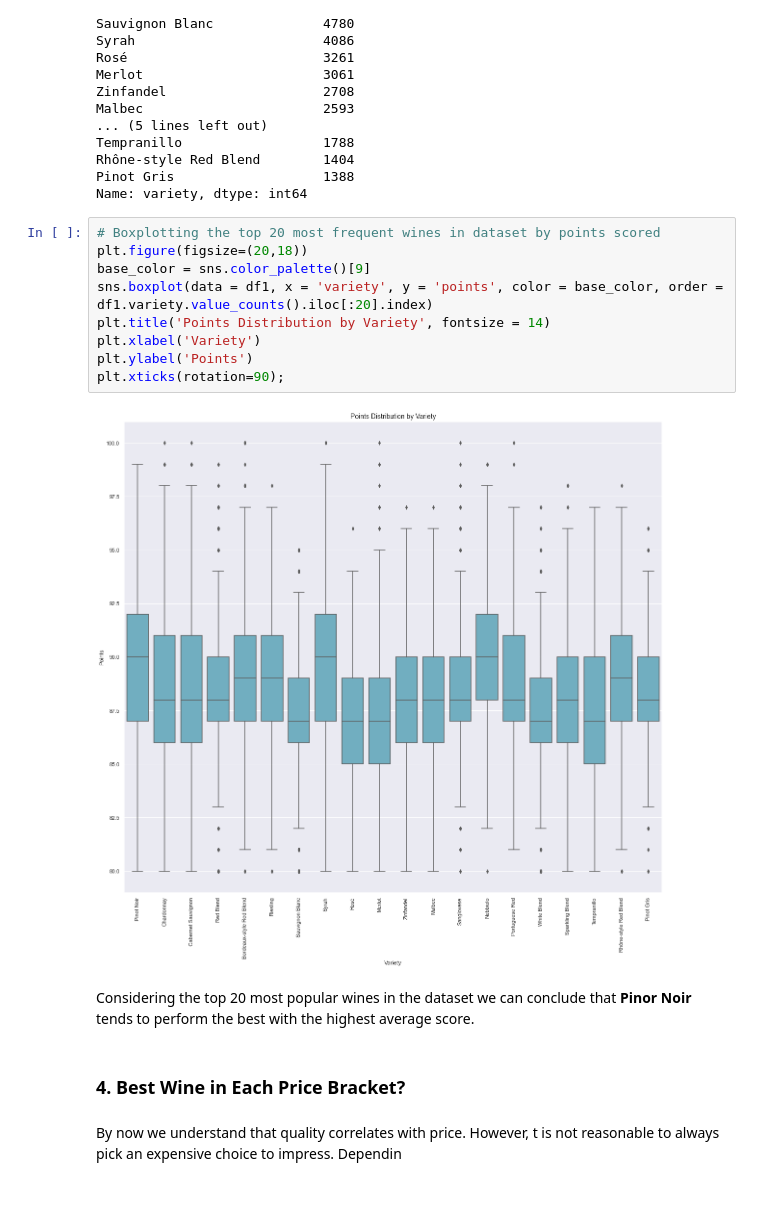
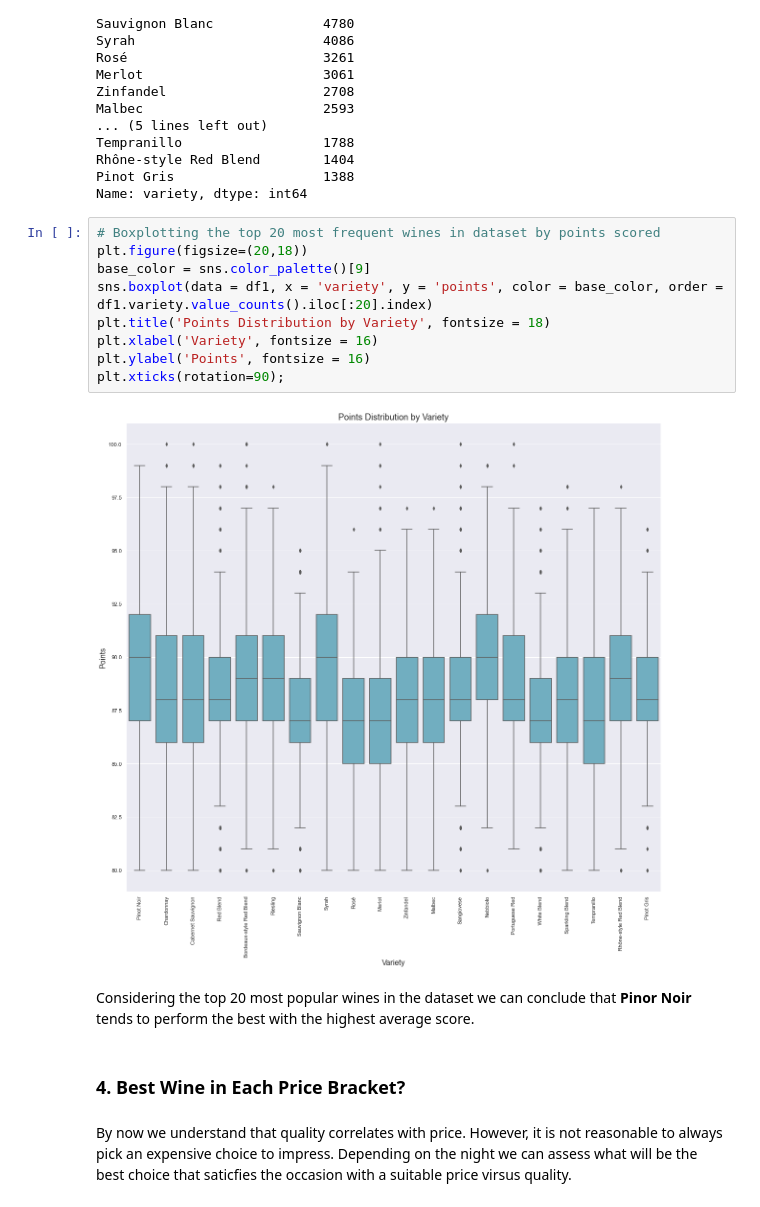
Before and after one commit to Nima-Sayyah/Drink-by-Data, a Jupyter notebook: Drink by Data (NS).ipynb, the cells around one changed output. Saved outputs shown, nothing was run; the diff lists cells and outputs as text.

```diff
--- a/Drink by Data (NS).ipynb
+++ b/Drink by Data (NS).ipynb
@@ -627,17 +627,17 @@ Name: variety, dtype: int64
 # %%
 # Boxplotting the top 20 most frequent wines in dataset by points scored
 plt.figure(figsize=(20,18))
 base_color = sns.color_palette()[9]
 sns.boxplot(data = df1, x = 'variety', y = 'points', color = base_color, order = df1.variety.value_counts().iloc[:20].index)
-plt.title('Points Distribution by Variety', fontsize = 14)
-plt.xlabel('Variety')
-plt.ylabel('Points')
+plt.title('Points Distribution by Variety', fontsize = 18)
+plt.xlabel('Variety', fontsize = 16)
+plt.ylabel('Points', fontsize = 16)
 plt.xticks(rotation=90);
 # %% [output]
-[figure, old version]
+[figure, new version]
 # %% [markdown]
 Considering the top 20 most popular wines in the dataset we can conclude that **Pinor Noir** tends to perform the best with the highest average score.
-# %% [markdown]
-### 4. Best Wine in Each Price Bracket?
-# %% [markdown]
-By now we understand that quality correlates with price. However, t is not reasonable to always pick an expensive choice to impress. Dependin
+# %% [markdown]
+### 4. Best Wine in Each Price Bracket?
+# %% [markdown]
+By now we understand that quality correlates with price. However, it is not reasonable to always pick an expensive choice to impress. Depending on the night we can assess what will be the best choice that saticfies the occasion with a suitable price virsus quality.
```
Also changed, not shown: parts of 11 cells of this notebook.
